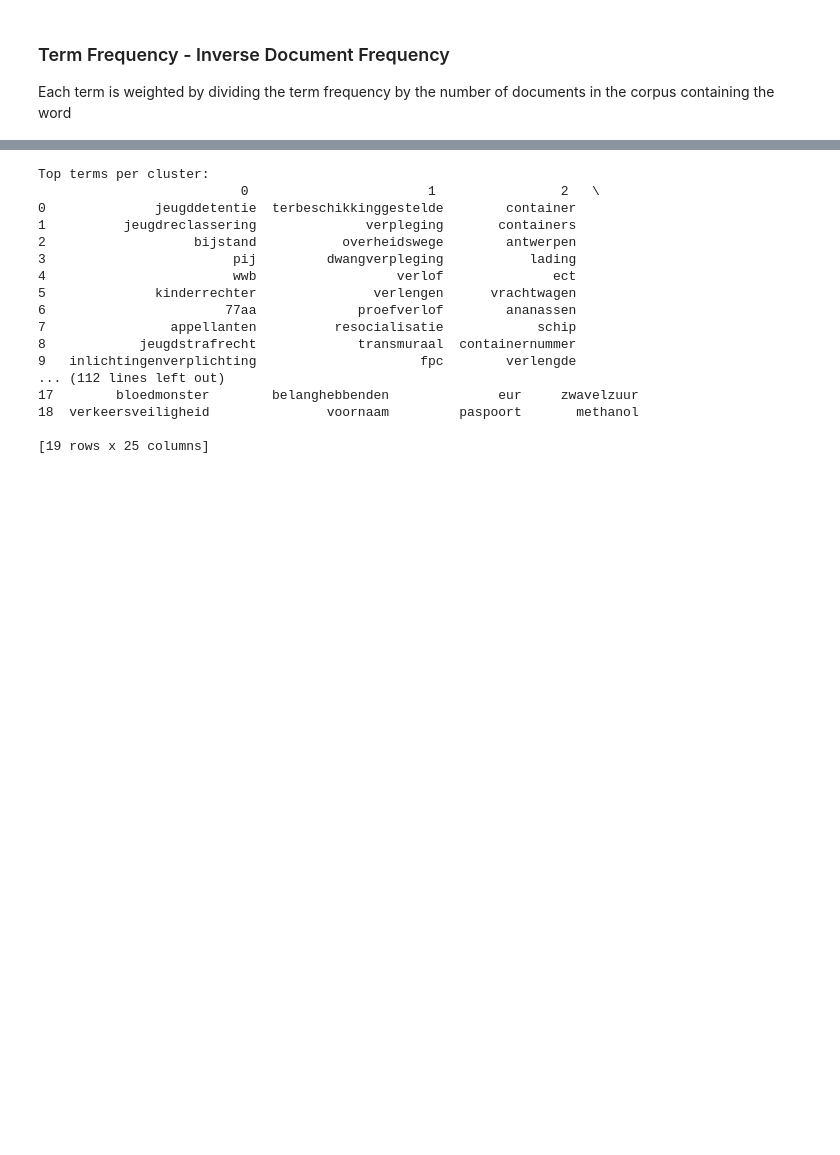
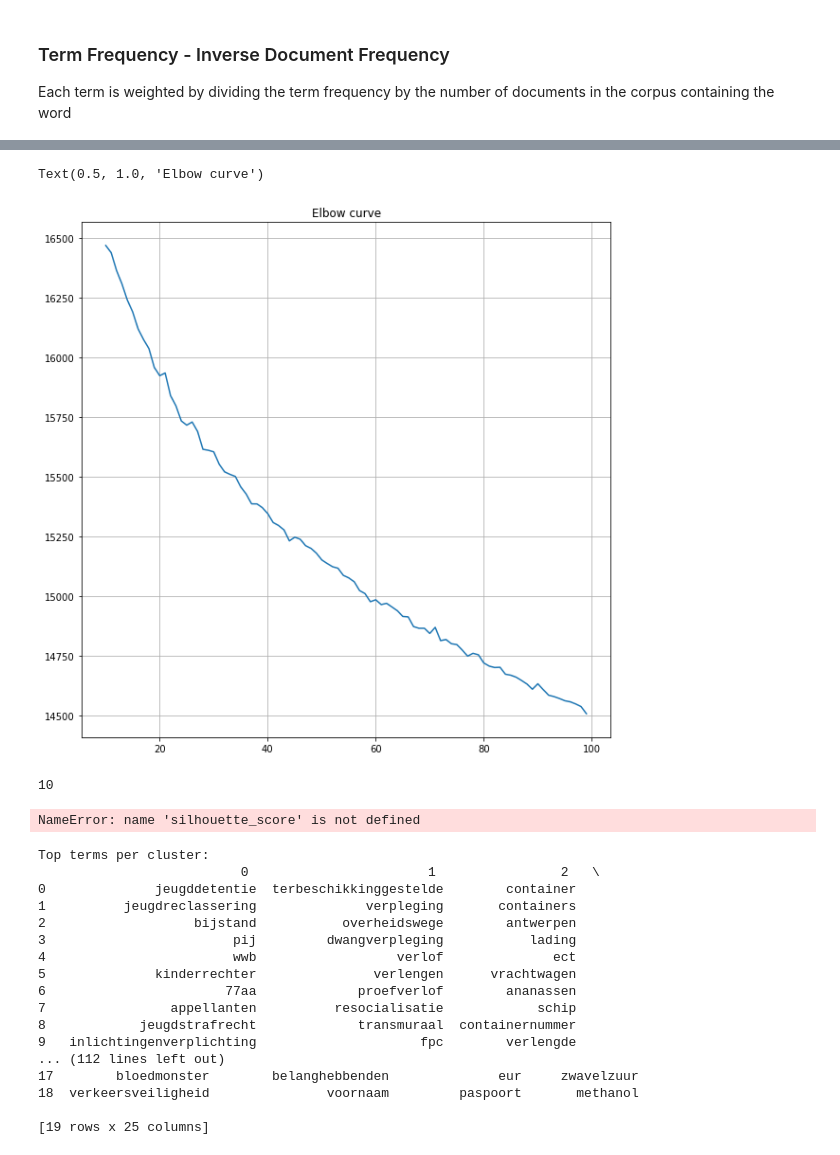
Before and after one commit to bloemetjesgordijn/DSP, a Jupyter notebook: cas/notebooks/TF-IDF.ipynb, the cells around one changed output, grey strips where cells are left out. Saved outputs shown, nothing was run; the diff lists cells and outputs as text; code cells hidden in the pictures; blank space fills up the shorter version.

```diff
--- a/cas/notebooks/TF-IDF.ipynb
+++ b/cas/notebooks/TF-IDF.ipynb
@@ -127,3 +165,33 @@ plt.show()
+# %%
+fig = plt.figure(figsize=(10, 10))
+plt.plot(range(10, 100), distorsions)
+plt.grid(True)
+plt.title('Elbow curve')
+# %% [output]
+Text(0.5, 1.0, 'Elbow curve')
+[figure, added]
+# %%
+#Silhouette
+# A list holds the silhouette coefficients for each k
+silhouette_coefficients = []
+
+# Notice you start at 2 clusters for silhouette coefficient
+for k in range(10, 12):
+    print(k)
+    kmeans = KMeans(n_clusters=k, init='k-means++', max_iter=200)
+    kmeans.fit_predict(X)
+    score = silhouette_score(reduced, kmeans.labels_)
+    silhouette_coefficients.append(score)
+
+plt.style.use("fivethirtyeight")
+plt.plot(range(10, 12), silhouette_coefficients)
+plt.xticks(range(10, 12))
+plt.xlabel("Number of Clusters")
+plt.ylabel("Silhouette Coefficient")
+plt.show()
+# %% [output]
+10
+NameError: name 'silhouette_score' is not defined
 # %%
 print("Top terms per cluster:")
 order_centroids = model.cluster_centers_.argsort()[:, ::-1]
```
Also changed, not shown: parts of 5 cells of this notebook, 5 other files.
